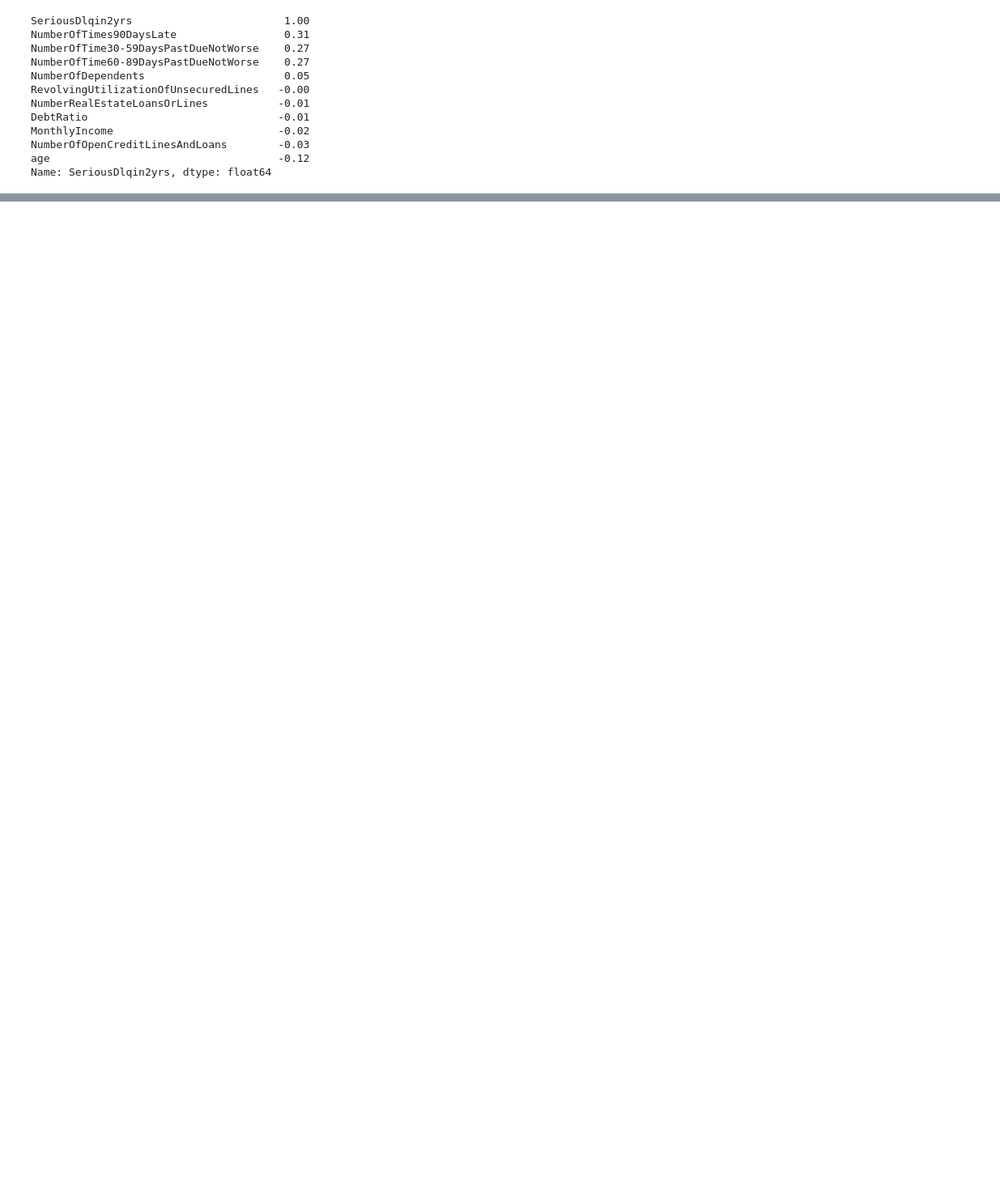
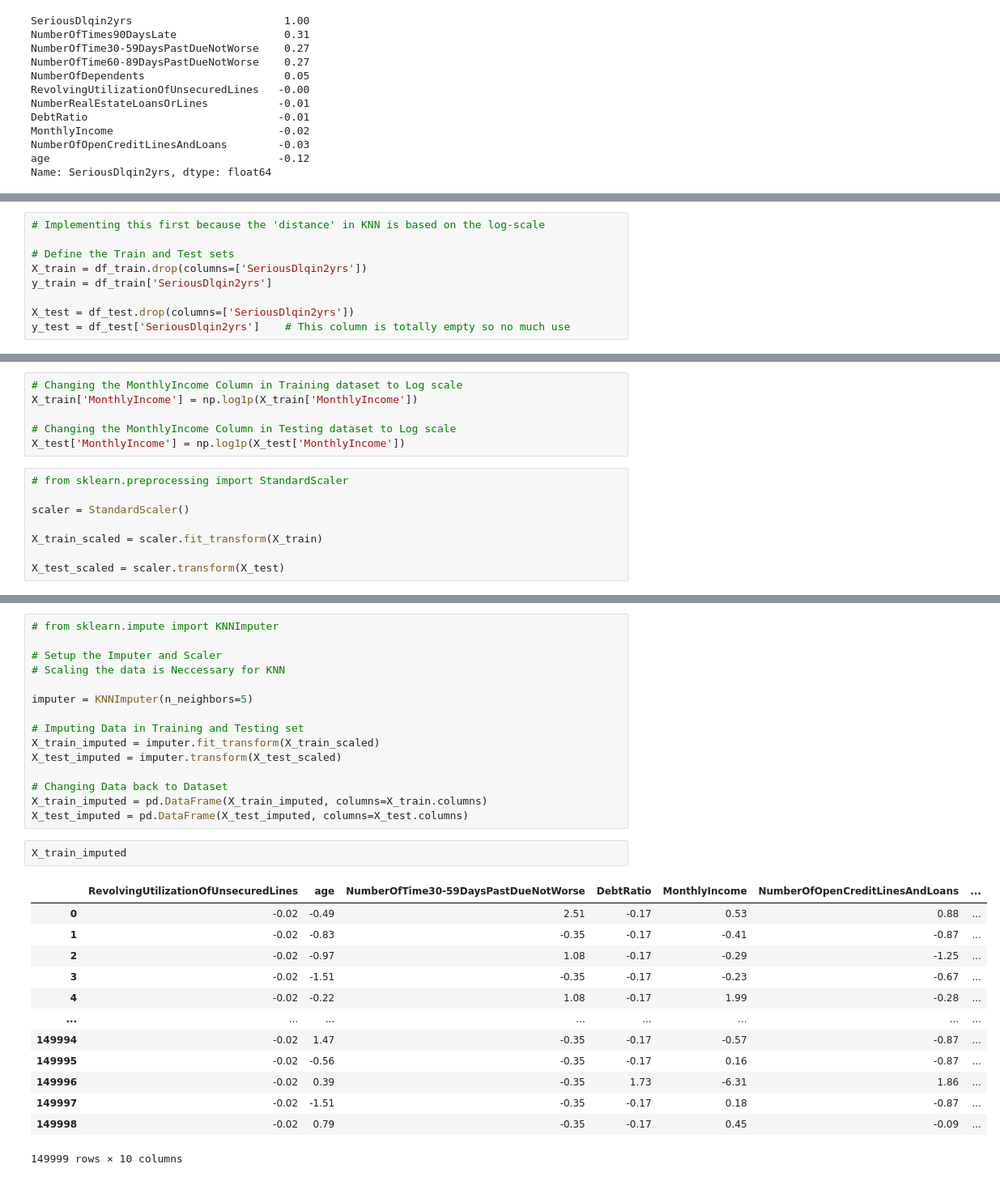
Before and after one commit to RSP004/Credit-Default-Risk-Prediction, a Jupyter notebook: 00 - Data_Exploration.ipynb, the cells around one changed output, grey strips where cells are left out. Shown at 81% size. Drawn from its saved outputs; the diff is of its cells as text; blank space fills up the shorter version.

Commit message:
Preprocessing Commit

```diff
--- a/00 - Data_Exploration.ipynb
+++ b/00 - Data_Exploration.ipynb
@@ -453,0 +539,9 @@ Name: SeriousDlqin2yrs, dtype: float64
+# %%
+# Implementing this first because the 'distance' in KNN is based on the log-scale
+
+# Define the Train and Test sets
+X_train = df_train.drop(columns=['SeriousDlqin2yrs'])
+y_train = df_train['SeriousDlqin2yrs']
+
+X_test = df_test.drop(columns=['SeriousDlqin2yrs'])
+y_test = df_test['SeriousDlqin2yrs']    # This column is totally empty so no much use
@@ -453,0 +550,14 @@ Name: SeriousDlqin2yrs, dtype: float64
+# %%
+# Changing the MonthlyIncome Column in Training dataset to Log scale
+X_train['MonthlyIncome'] = np.log1p(X_train['MonthlyIncome'])
+
+# Changing the MonthlyIncome Column in Testing dataset to Log scale
+X_test['MonthlyIncome'] = np.log1p(X_test['MonthlyIncome'])
+# %%
+# from sklearn.preprocessing import StandardScaler
+
+scaler = StandardScaler()
+
+X_train_scaled = scaler.fit_transform(X_train)
+
+X_test_scaled = scaler.transform(X_test)
@@ -454,3 +568,34 @@ Name: SeriousDlqin2yrs, dtype: float64
+# %%
+# from sklearn.impute import KNNImputer
+
+# Setup the Imputer and Scaler
+# Scaling the data is Neccessary for KNN
+
+imputer = KNNImputer(n_neighbors=5)
+
+# Imputing Data in Training and Testing set
+X_train_imputed = imputer.fit_transform(X_train_scaled)
+X_test_imputed = imputer.transform(X_test_scaled)
+
+# Changing Data back to Dataset
+X_train_imputed = pd.DataFrame(X_train_imputed, columns=X_train.columns)
+X_test_imputed = pd.DataFrame(X_test_imputed, columns=X_test.columns)
+# %%
+X_train_imputed
+# %% [output]
+|  | RevolvingUtilizationOfUnsecuredLines | age | NumberOfTime30-59DaysPastDueNotWorse | DebtRatio | MonthlyIncome | NumberOfOpenCreditLinesAndLoans | ... |
+| 0 | -0.02 | -0.49 | 2.51 | -0.17 | 0.53 | 0.88 | ... |
+| 1 | -0.02 | -0.83 | -0.35 | -0.17 | -0.41 | -0.87 | ... |
+| 2 | -0.02 | -0.97 | 1.08 | -0.17 | -0.29 | -1.25 | ... |
+| 3 | -0.02 | -1.51 | -0.35 | -0.17 | -0.23 | -0.67 | ... |
+| 4 | -0.02 | -0.22 | 1.08 | -0.17 | 1.99 | -0.28 | ... |
+| ... | ... | ... | ... | ... | ... | ... | ... |
+| 149994 | -0.02 | 1.47 | -0.35 | -0.17 | -0.57 | -0.87 | ... |
+| 149995 | -0.02 | -0.56 | -0.35 | -0.17 | 0.16 | -0.87 | ... |
+| 149996 | -0.02 | 0.39 | -0.35 | 1.73 | -6.31 | 1.86 | ... |
+| 149997 | -0.02 | -1.51 | -0.35 | -0.17 | 0.18 | -0.87 | ... |
+| 149998 | -0.02 | 0.79 | -0.35 | -0.17 | 0.45 | -0.09 | ... |
+149999 rows × 10 columns
 # %% [markdown]
 ### Multicollinearity Check using VIF
 # %%
```
Also changed, not shown: parts of 28 cells of this notebook.
